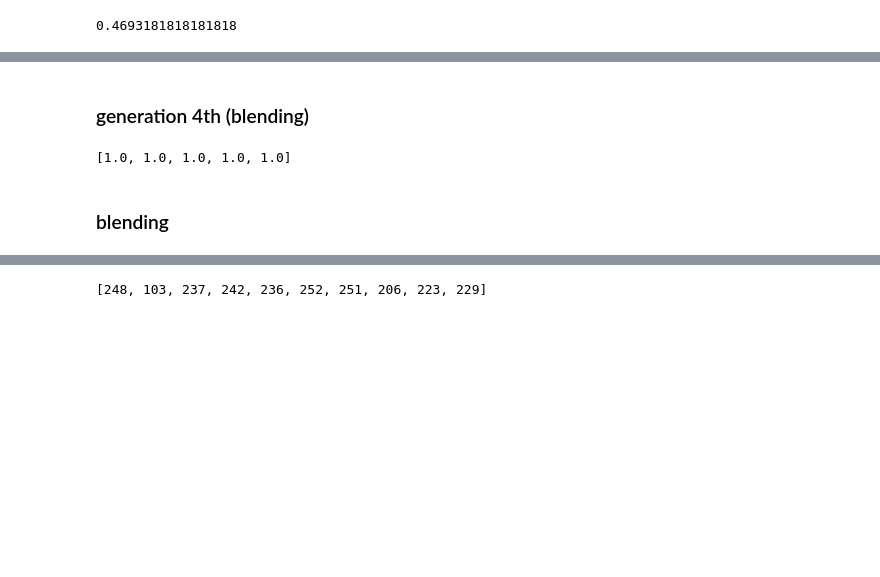
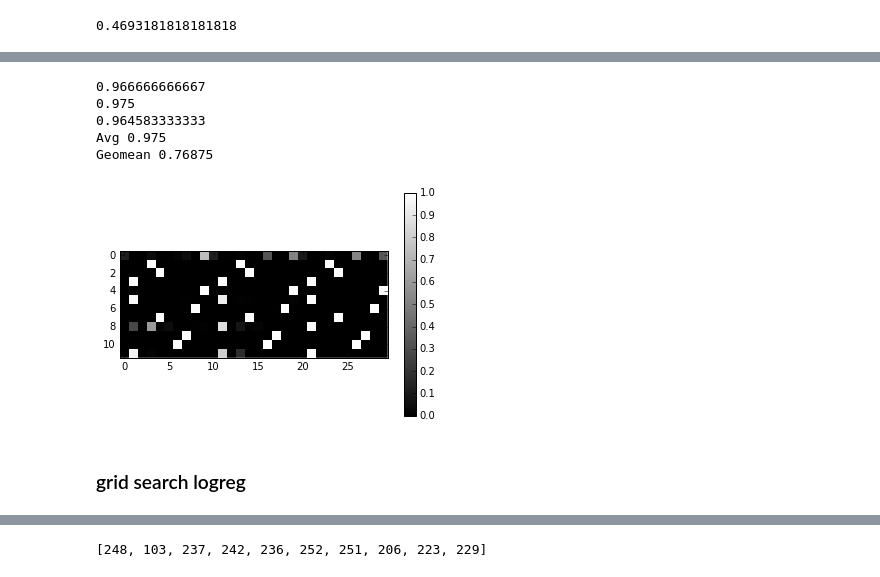
Before and after one commit to yell/kaggle-camera, a Jupyter notebook: notebooks/subm_tools.ipynb, the cells around one changed output, grey strips where cells are left out. Saved outputs shown, nothing was run; the diff lists cells and outputs as text; code cells hidden in the pictures; blank space fills up the shorter version.

Commit message:
try various averaging and blendings

```diff
--- a/notebooks/subm_tools.ipynb
+++ b/notebooks/subm_tools.ipynb
@@ -92,0 +192,22 @@ The minimum supported version is 2.4.6
+# %%
+dirs = [
+    # w/o pseudo-labels
+#     '0.960-d-#181',
+    # w/ pseudo-labels
+    '0.965-dp-0.1-final-no-weighted-#220',
+    '0.969-dp-0.1-#204',
+    '0.970-dp-0.2-fc-#208',
+    # <ALL FROM
+]
+
+X = []
+manip = np.load('../submissions/{0}/manip_val.npy'.format(dirs[0]))
+y = np.load('../submissions/{0}/y_val.npy'.format(dirs[0]))
+for d in dirs:
+#     X_b = softmax(np.load('../submissions/{0}/logits_val.npy'.format(d)))
+    X_b = np.load('../submissions/{0}/logits_val.npy'.format(d))
+    X_b -= X_b.mean(axis=1)[:, np.newaxis]
+    X.append(X_b)
+X = [manip] + X
+X = np.hstack(X)
+X.shape, y.shape
@@ -141,24 +218,19 @@ proba_to_subm(P, '../submissions/averaged_gen12.csv')
-# %% [markdown]
-### generation 4th (blending)
-# %%
-proba_dirs = [
-    # D121 256x256 d=0 weighted
-    (1., '0.960-d-#181'),
-    # BEST FROM D121 d=
-    (0.5, '0.949-dw-0.3-#194'),
-    # D121 512x512 d=0.1 (unw.)
-    (0.5, '0.946-d-512-#191'),
-    # R50 512x512 d=0.2 (unw.)
-    (0.25, 'R-512-#189'),
-    # R50 256x256 d=0 (unw.)
-    (0.25, 'R-#190'),
-    # TODO: C2 * 0.25
-]
-weights, dirs = zip(*proba_dirs)
-P = avg_proba(*map(lambda p: '../submissions/{0}/proba.csv'.format(p), dirs),
-              weights=list(weights))
-proba_to_subm(P, '../submissions/averaged_gen4.csv')
-# %% [output]
-[1.0, 1.0, 1.0, 1.0, 1.0]
-# %% [markdown]
-### blending
+# %%
+print sum(X[0].argmax(axis=1) == y) / 480.
+print sum(X[1].argmax(axis=1) == y) / 480.
+print sum(X[2].argmax(axis=1) == y) / 480.
+print "Avg", sum(((X[0] + X[1] + X[2])/3.).argmax(axis=1) == y) / 480.
+print "Geomean", sum(avg_proba(X[0], X[1], X[2]).argmax(axis=1) == y) / 480.
+# %% [output]
+0.966666666667
+0.975
+0.964583333333
+Avg 0.975
+Geomean 0.76875
+# %%
+plt.imshow(X[:12,1:], cmap='gray', interpolation='none');
+plt.colorbar();
+# %% [output]
+[figure, added]
+# %% [markdown]
+### grid search logreg
```
Also changed, not shown: parts of 25 cells of this notebook.
